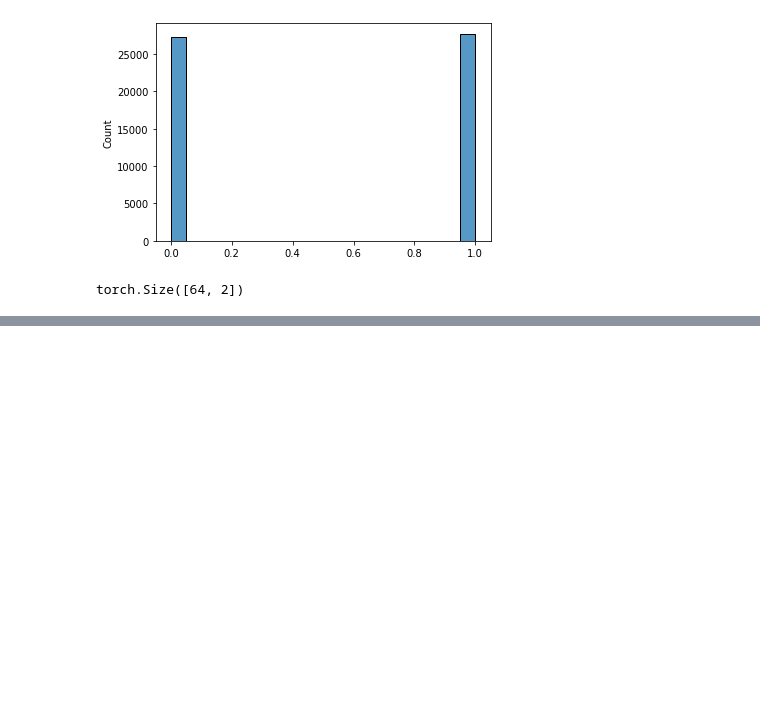
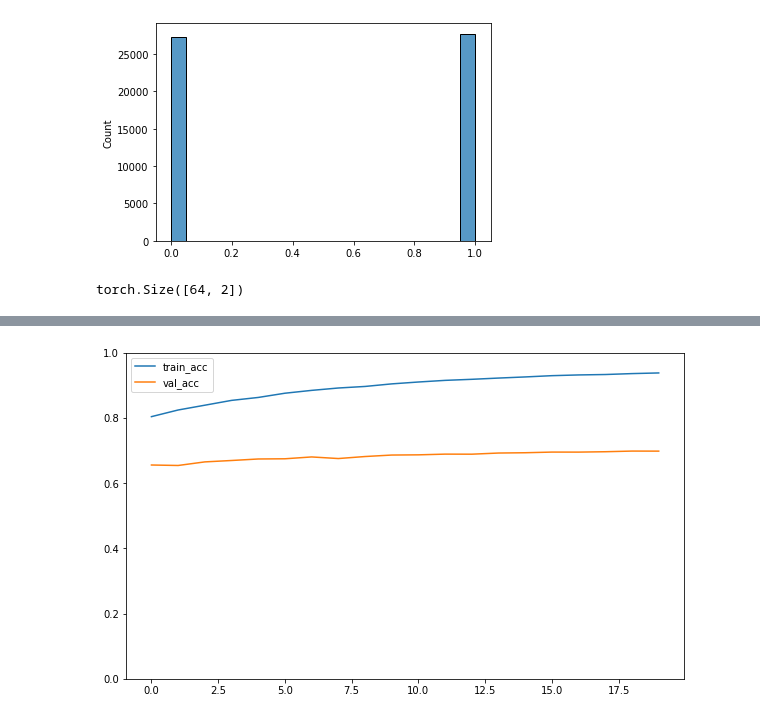
Before and after one commit to koniferous22/aitalents-investoid, a Jupyter notebook: training/Training - Julius.ipynb, the cells around one changed output, grey strips where cells are left out. Cells and saved outputs as stored; diff of their text form; code cells hidden in the pictures; blank space fills up the shorter version.

Commit message:
add plots for metrics;

```diff
--- a/training/Training - Julius.ipynb
+++ b/training/Training - Julius.ipynb
@@ -245,0 +264,11 @@ for epoch in range(epochs):
+# %%
+import matplotlib.pyplot as plt
+
+plt.figure(figsize=(10, 6))
+plt.plot(range(20), accuracies, label='train_acc')
+plt.plot(range(20), val_accuracies, label='val_acc')
+plt.ylim((0, 1))
+plt.legend()
+plt.show()
+# %% [output]
+[figure, added]
```
Also changed, not shown: parts of 2 cells of this notebook.
